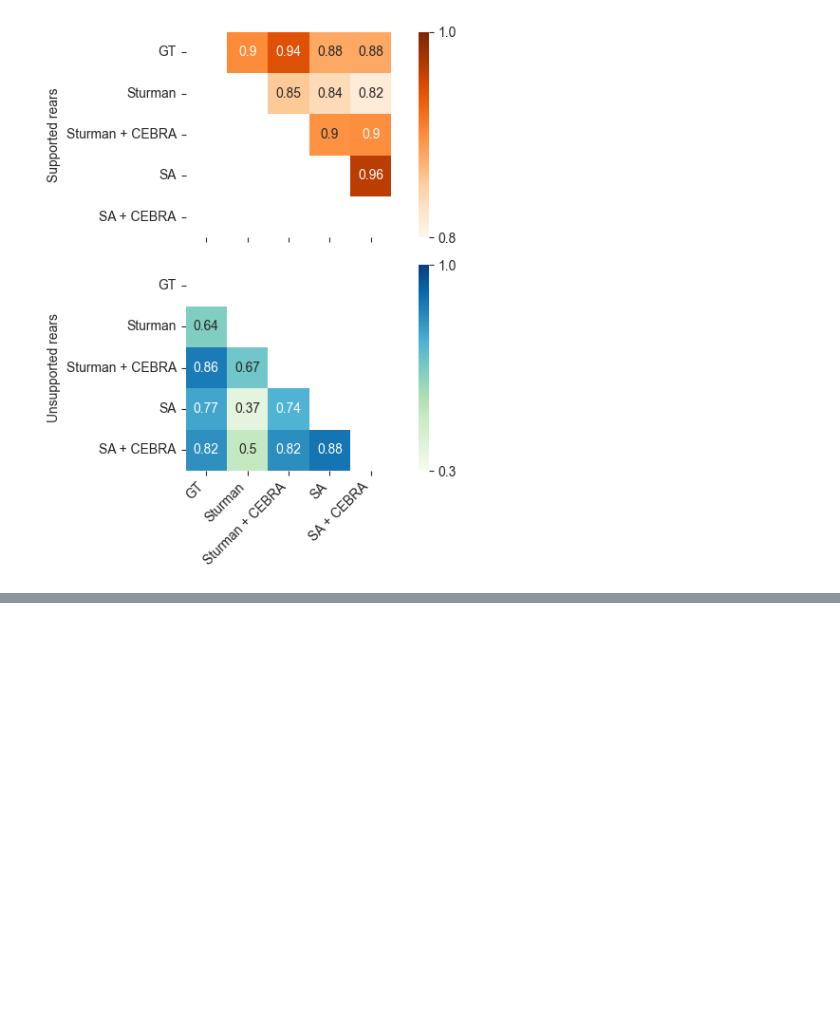
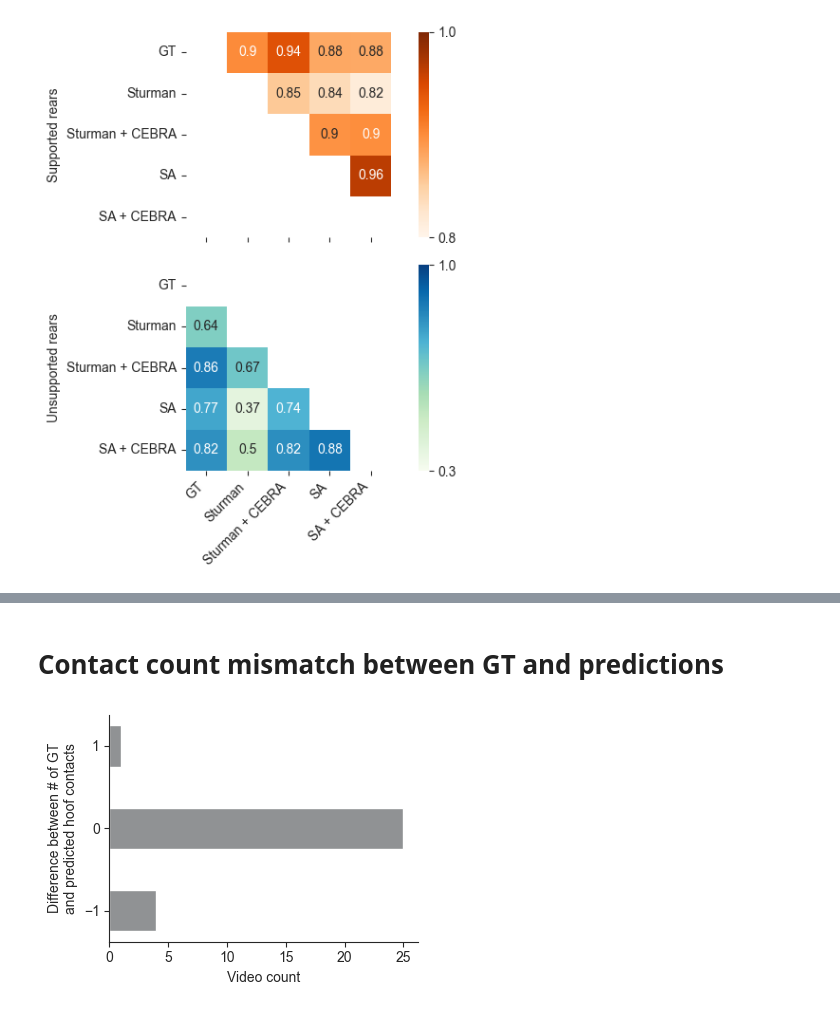
Before and after one commit to AdaptiveMotorControlLab/modelzoo-figures, a Jupyter notebook: figures/Figure4.ipynb, the cells around one changed output, grey strips where cells are left out. Saved outputs shown, nothing was run; the diff lists cells and outputs as text; code cells hidden in the pictures; blank space fills up the shorter version.

Commit message:
Add fig4 quadruped plots (#17)

```diff
--- a/figures/Figure4.ipynb
+++ b/figures/Figure4.ipynb
@@ -107,0 +320,14 @@ plot_figure3f()
+# %% [markdown]
+# Contact count mismatch between GT and predictions
+# %%
+ncontacts = np.load('../data/Figure4/ncontacts.npy')
+diff = np.diff(ncontacts, axis=1).squeeze()
+fig, ax = plt.subplots(figsize=(4, 3), tight_layout=True)
+bars = ax.hist(diff[:, 0], align='left', rwidth=0.5, color='#909294', bins=range(-1, 3), orientation='horizontal')
+ax.set_yticks([-1, 0, 1])
+ax.set_ylabel('Difference between # of GT\nand predicted hoof contacts')
+ax.set_xlabel('Video count')
+ax.spines['top'].set_visible(False)
+ax.spines['right'].set_visible(False)
+# %% [output]
+[figure, added]
```
Also changed, not shown: parts of 6 cells of this notebook, 5 other files.
